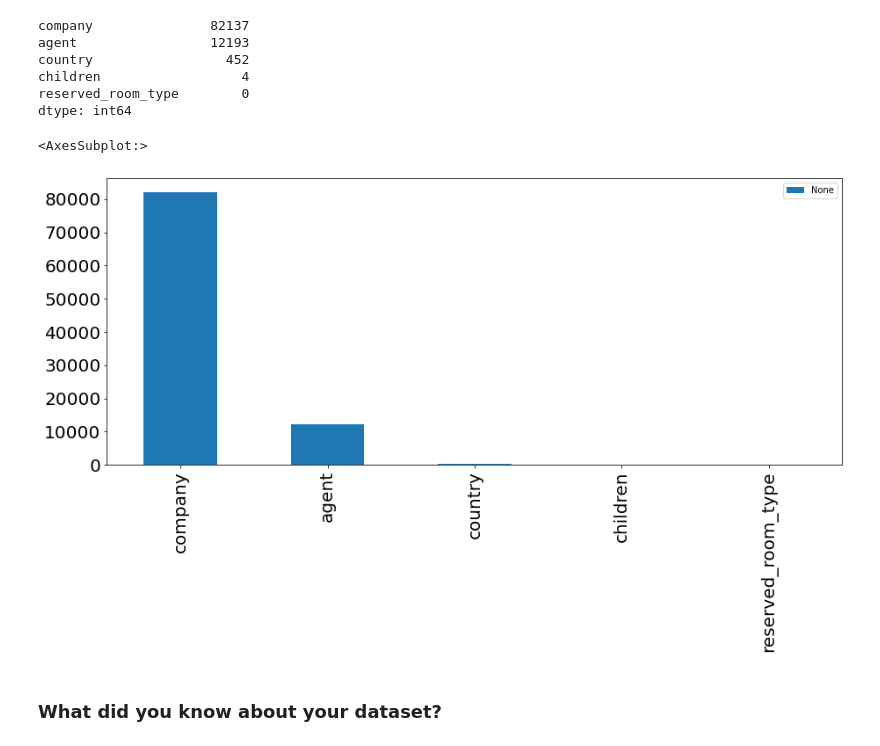
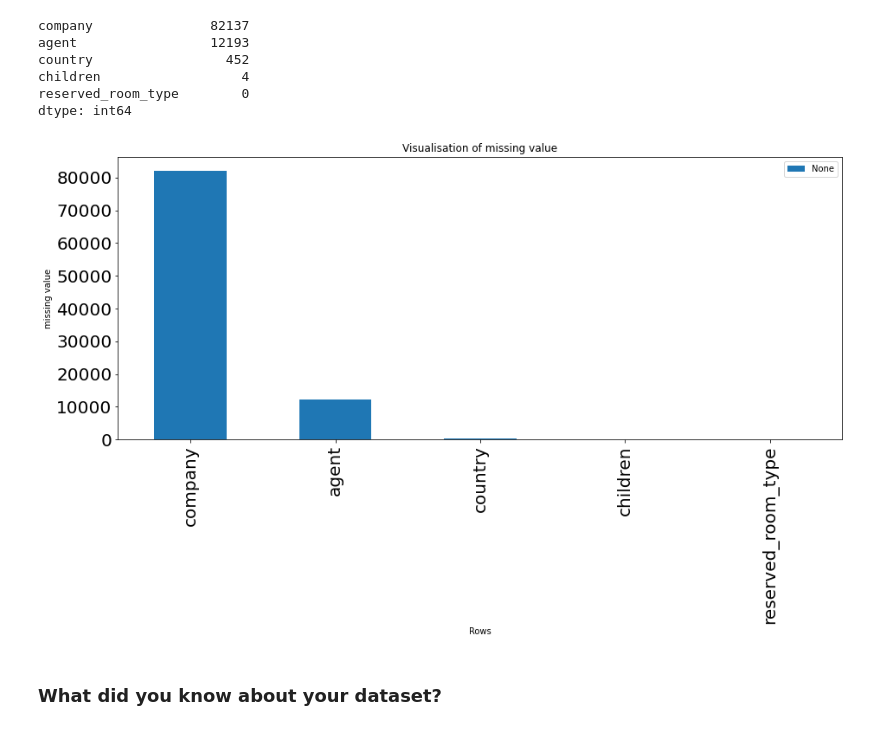
Before and after one commit to abhiwavhal/EDA-HOTEL-BOOKING-ANALYSIS, a Jupyter notebook: Hotel_booking_individual_EDA_Submission.ipynb, the cells around one changed output. Saved outputs shown, nothing was run; the diff lists cells and outputs as text; code cells hidden in the pictures.

```diff
--- a/Hotel_booking_individual_EDA_Submission.ipynb
+++ b/Hotel_booking_individual_EDA_Submission.ipynb
@@ -222,9 +235,12 @@ dtype: int64
 # %%
 plt.figure(figsize=(15,6))
 missing_values.plot(kind = 'bar', fontsize = 20,legend='True')
+plt.title('Visualisation of missing value')
+plt.ylabel('missing value')
+plt.xlabel('Rows')
+plt.show()
 # %% [output]
-<AxesSubplot:>
-[figure, old version]
+[figure, new version]
 # %% [markdown]
 ### What did you know about your dataset?
 # %% [markdown]
```
Also changed, not shown: parts of 23 cells of this notebook.
